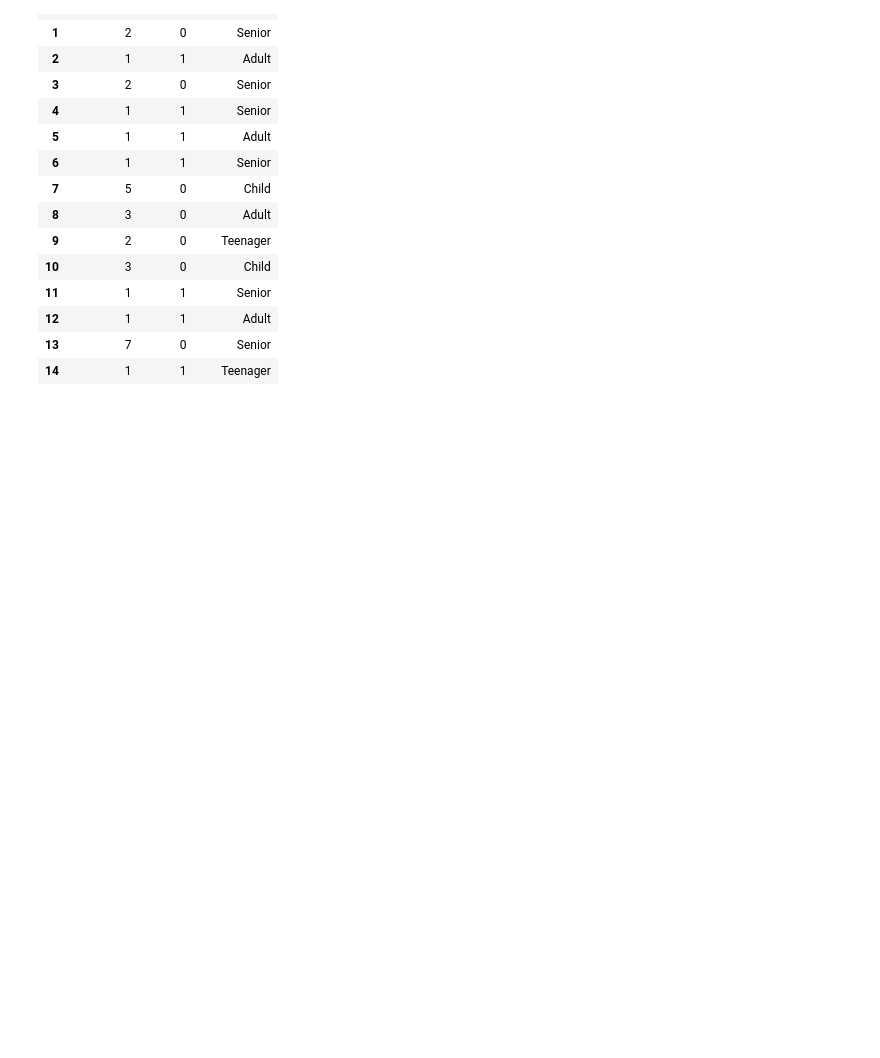
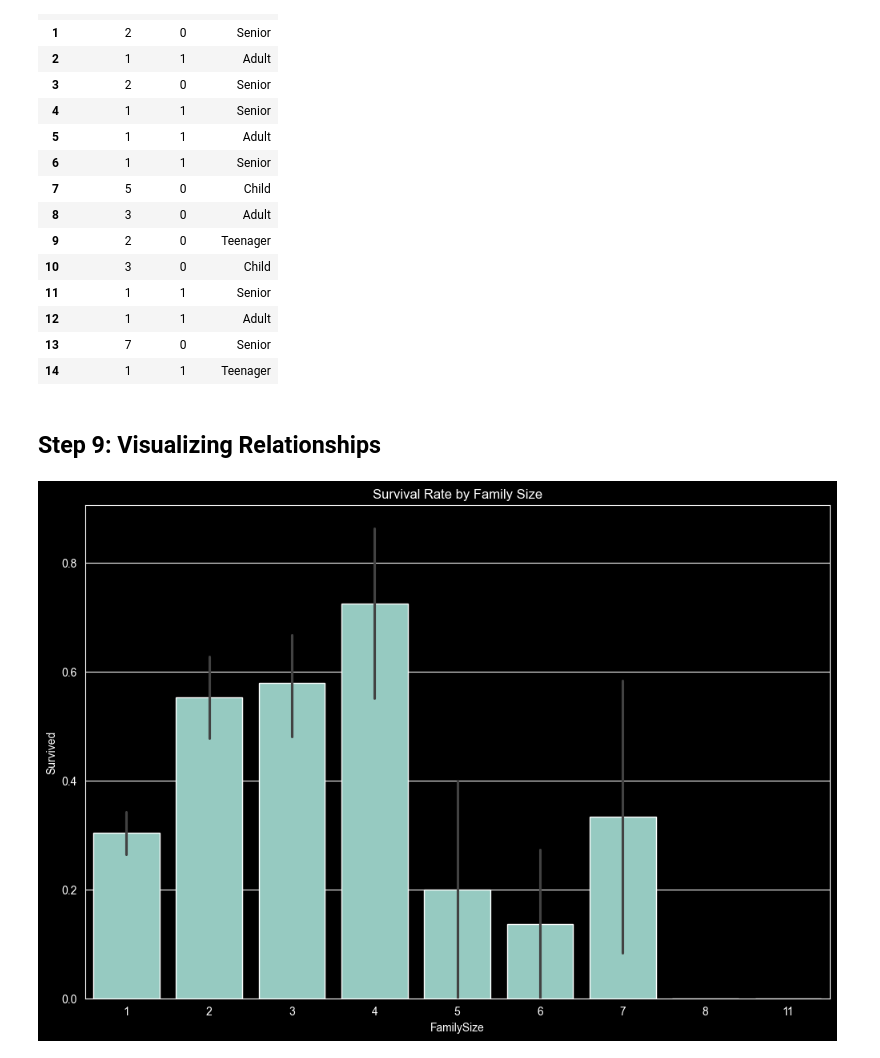
Before and after one commit to Hasan082/Data-Science-Portfolio, a Jupyter notebook: 1. Titanic Exploratory Analysis/Titanic_EDA_Project.ipynb, the cells around one changed output. Saved outputs shown, nothing was run; the diff lists cells and outputs as text; code cells hidden in the pictures; blank space fills up the shorter version.

Commit message:
Bar plot to visualize the survival rate across different family sizes

```diff
--- a/1. Titanic Exploratory Analysis/Titanic_EDA_Project.ipynb
+++ b/1. Titanic Exploratory Analysis/Titanic_EDA_Project.ipynb
@@ -445,3 +445,19 @@ data[['FamilySize', 'IsAlone', 'AgeCategory']].head(15)
 | 12 | 1 | 1 | Adult |
 | 13 | 7 | 0 | Senior |
 | 14 | 1 | 1 | Teenager |
+# %% [markdown]
+## Step 9: Visualizing Relationships
+# %%
+# Bar plot for survival rate by family size
+plt.figure(figsize=(12, 8))
+sns.barplot(x='FamilySize', y='Survived', data=data)
+plt.title('Survival Rate by Family Size')
+plt.show()
+# Bar plot to visualize the survival rate across different family sizes
+# The x-axis represents 'FamilySize', which shows the number of people a passenger traveled with (including themselves).
+# The y-axis represents the survival rate ('Survived'), indicating the proportion of passengers who survived.
+# This plot helps us understand if passengers traveling with larger or smaller families had different survival chances.
+# For example, it's possible that passengers traveling alone or with smaller families had different survival rates compared to those traveling with larger families.
+# The plot can provide insights into the role of family size in survival probability.
+# %% [output]
+[figure, added]
```
